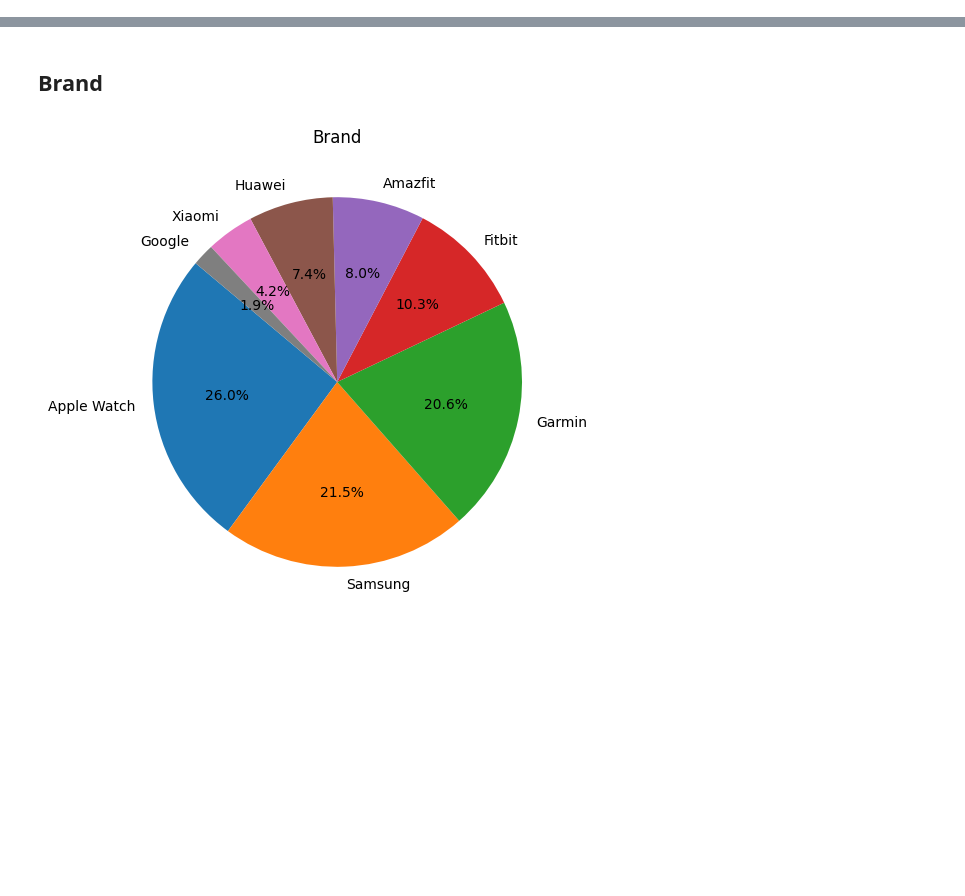
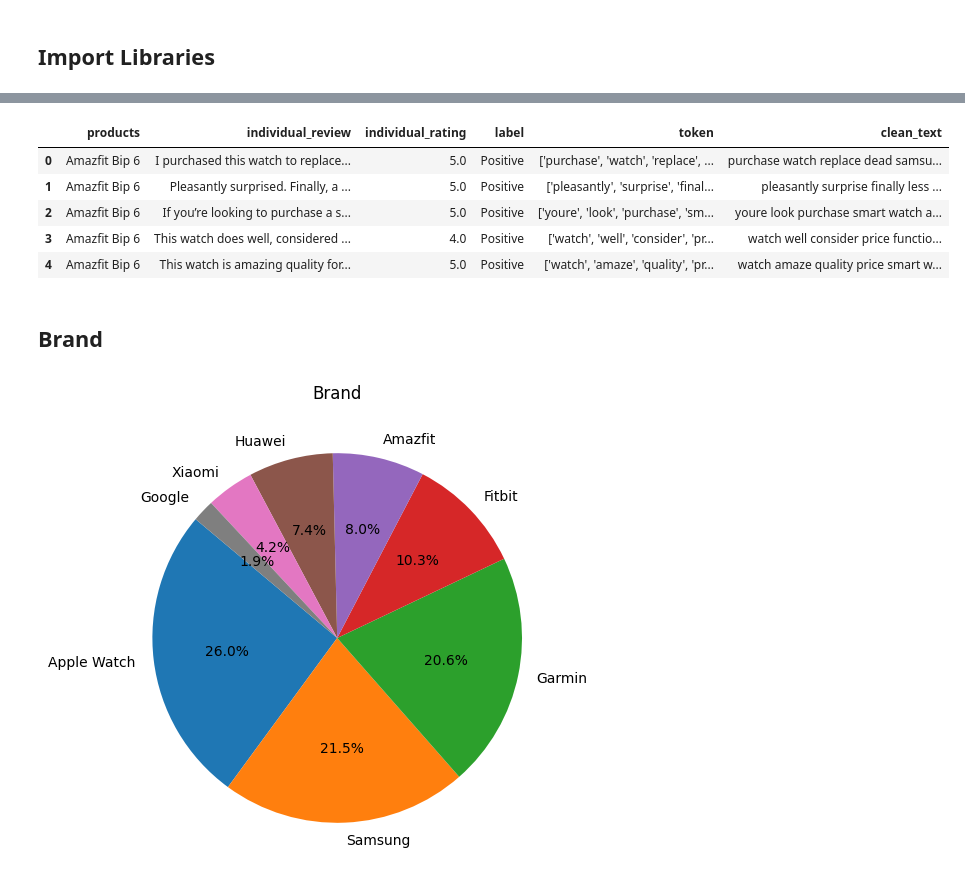
Before and after one commit to FTDS-assignment-bay/p2-final-project-ftds-043-rmt-group-001, a Jupyter notebook: eda.ipynb, the cells around one changed output, grey strips where cells are left out. Saved outputs shown, nothing was run; the diff lists cells and outputs as text; code cells hidden in the pictures; blank space fills up the shorter version.

```diff
--- a/eda.ipynb
+++ b/eda.ipynb
@@ -1,3 +1,5 @@
+# %% [markdown]
+## Import Libraries
 # %%
 import pandas as pd
 from scipy import stats
@@ -15,6 +18,17 @@ df.head()
 | 2 | Amazfit T-Rex 3 | 4.4 | 189.99 | Maps, Altitude Assistant, Compass... | 0.0 | Bluetooth, Wi-Fi | 1.0 | 1.50 | https://m.media-amazon.com/images... | Amazfit |
 | 3 | Amazfit Active 2 | 4.5 | 94.99 | Multisport Tracker, Text Messagin... | 270.0 | Bluetooth | 1.0 | 1.32 | https://m.media-amazon.com/images... | Amazfit |
 | 4 | Amazfit Active 2 | 4.5 | 75.99 | Multisport Tracker, Text Messagin... | 270.0 | Bluetooth | 1.0 | 1.32 | https://m.media-amazon.com/images... | Amazfit |
+# %%
+ds = pd.read_csv('review_labelled.csv')
+
+ds.head()
+# %% [output]
+|  | products | individual_review | individual_rating | label | token | clean_text |
+| 0 | Amazfit Bip 6 | I purchased this watch to replace... | 5.0 | Positive | ['purchase', 'watch', 'replace', ... | purchase watch replace dead samsu... |
+| 1 | Amazfit Bip 6 | Pleasantly surprised. Finally, a ... | 5.0 | Positive | ['pleasantly', 'surprise', 'final... | pleasantly surprise finally less ... |
+| 2 | Amazfit Bip 6 | If you’re looking to purchase a s... | 5.0 | Positive | ['youre', 'look', 'purchase', 'sm... | youre look purchase smart watch a... |
+| 3 | Amazfit Bip 6 | This watch does well, considered ... | 4.0 | Positive | ['watch', 'well', 'consider', 'pr... | watch well consider price functio... |
+| 4 | Amazfit Bip 6 | This watch is amazing quality for... | 5.0 | Positive | ['watch', 'amaze', 'quality', 'pr... | watch amaze quality price smart w... |
 # %% [markdown]
 ## Brand
 # %%
```
Also changed, not shown: parts of 16 cells of this notebook.
